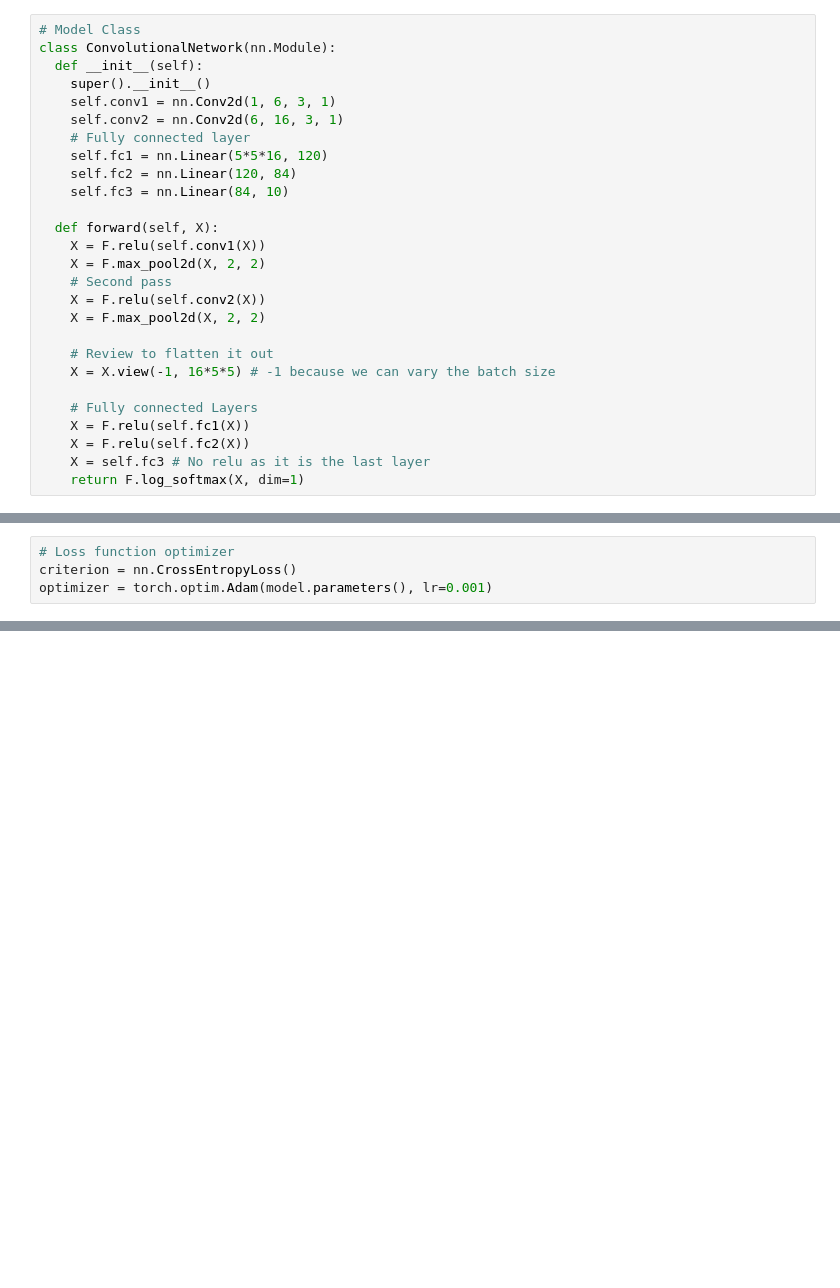
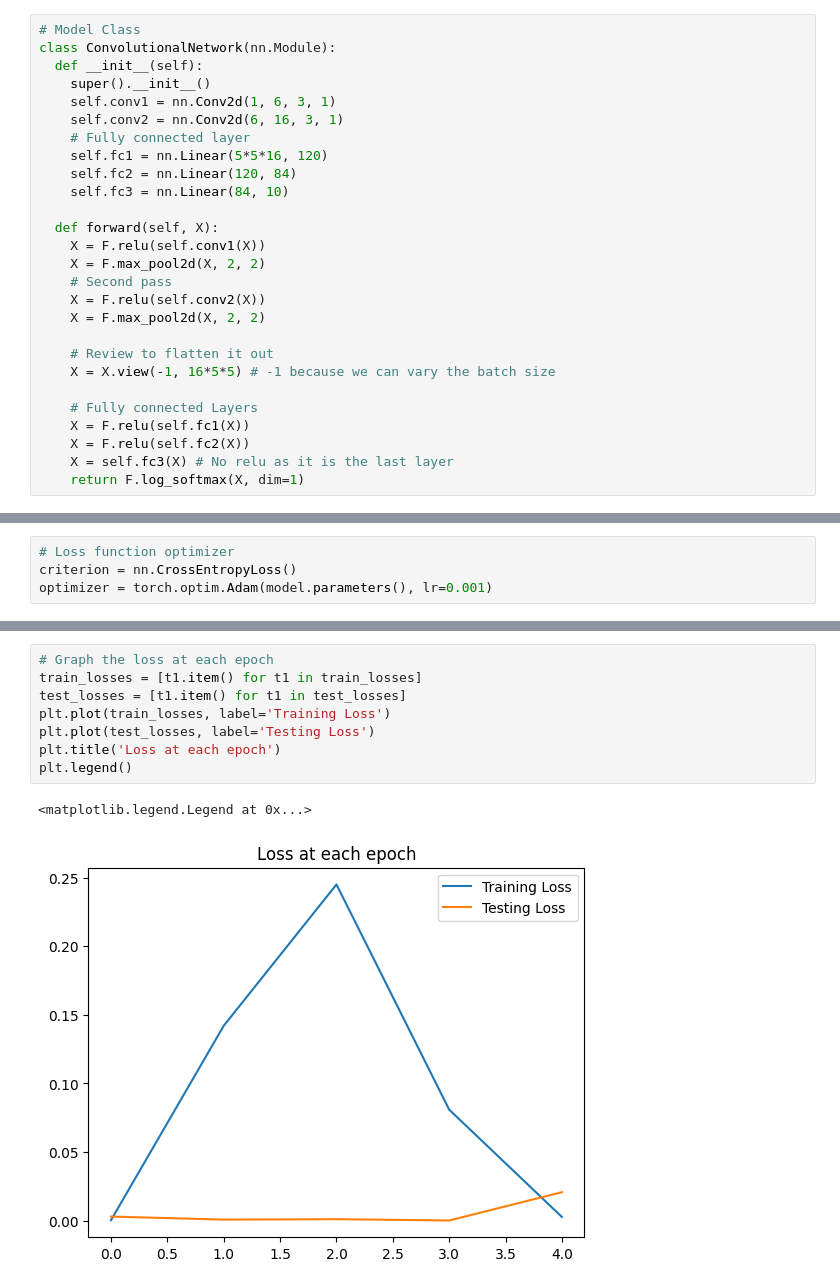
Before and after one commit to jarifNmohsin/CNN, a Jupyter notebook: CNN_MNIST.ipynb, the cells around one changed output, grey strips where cells are left out. Cells and saved outputs as stored; diff of their text form; blank space fills up the shorter version.

```diff
--- a/CNN_MNIST.ipynb
+++ b/CNN_MNIST.ipynb
@@ -117,7 +117,7 @@ class ConvolutionalNetwork(nn.Module):
     # Fully connected Layers
     X = F.relu(self.fc1(X))
     X = F.relu(self.fc2(X))
-    X = self.fc3 # No relu as it is the last layer
+    X = self.fc3(X) # No relu as it is the last layer
     return F.log_softmax(X, dim=1)
 # %%
 # Create an instance of our Model
@@ -138,0 +215,11 @@ optimizer = torch.optim.Adam(model.parameters(), lr=0.001)
+# %%
+# Graph the loss at each epoch
+train_losses = [t1.item() for t1 in train_losses]
+test_losses = [t1.item() for t1 in test_losses]
+plt.plot(train_losses, label='Training Loss')
+plt.plot(test_losses, label='Testing Loss')
+plt.title('Loss at each epoch')
+plt.legend()
+# %% [output]
+<matplotlib.legend.Legend at 0x...>
+[figure, added]
```
Also changed, not shown: parts of 10 cells of this notebook.
